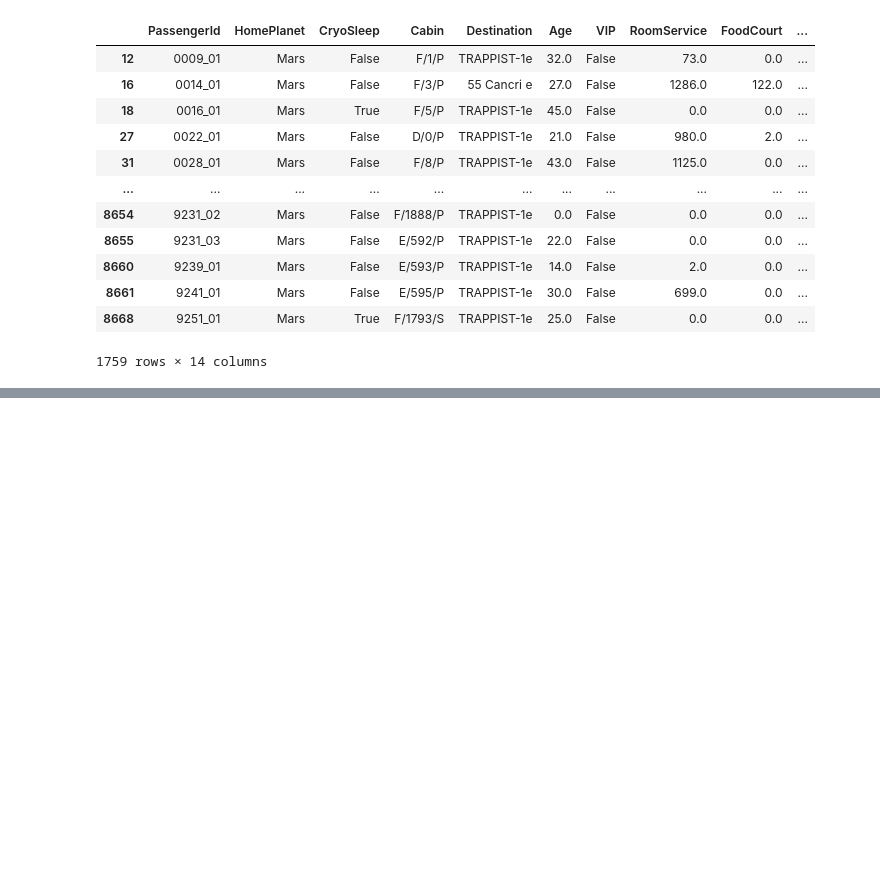
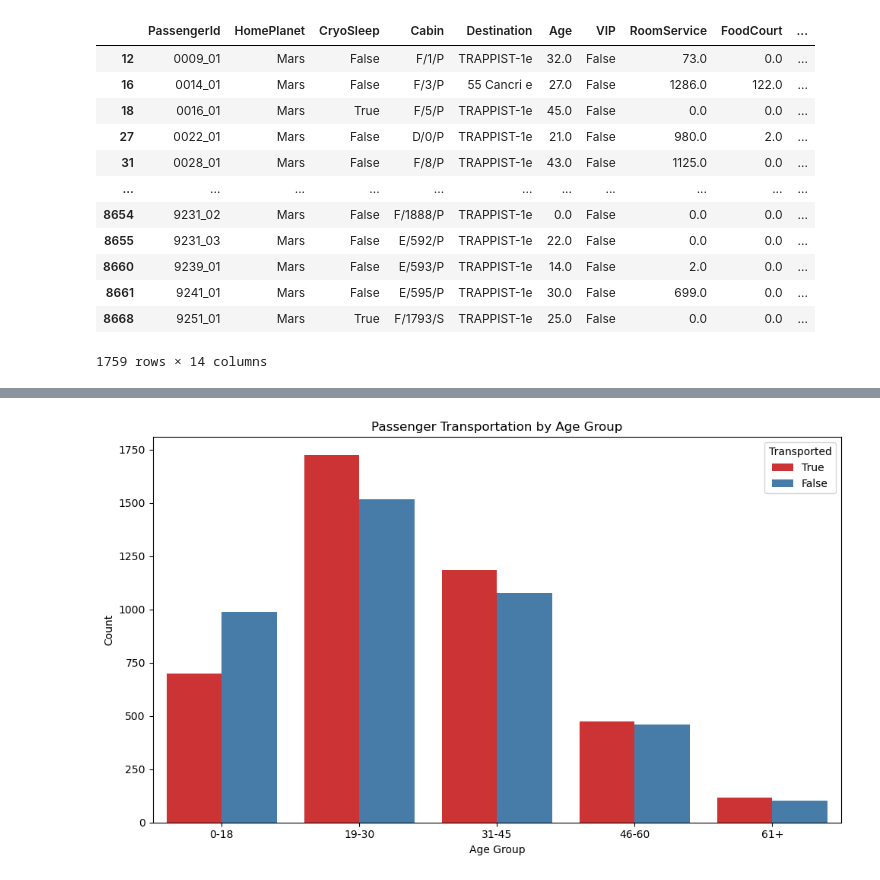
Before and after one commit to Emilly-Njue/Spaceship-Titanic, a Jupyter notebook: spaceship.ipynb, the cells around one changed output, grey strips where cells are left out. Cells and saved outputs as stored; diff of their text form; code cells hidden in the pictures; blank space fills up the shorter version.

```diff
--- a/spaceship.ipynb
+++ b/spaceship.ipynb
@@ -193,0 +204,18 @@ planet_mars
+# %%
+age_bins = [0, 18, 30, 45, 60, 80]
+age_labels = ['0-18', '19-30', '31-45', '46-60', '61+']
+
+# Categorize ages into bins
+train_data['AgeGroup'] = pd.cut(train_data['Age'], bins=age_bins, labels=age_labels)
+
+# Create a countplot to visualize the distribution
+plt.figure(figsize=(10, 6))
+sns.countplot(data=train_data, x='AgeGroup', hue='Transported', palette='Set1', order=age_labels)
+plt.xlabel('Age Group')
+plt.ylabel('Count')
+plt.title('Passenger Transportation by Age Group')
+plt.legend(title='Transported', labels=['True', 'False'])
+plt.tight_layout()
+plt.show()
+# %% [output]
+[figure, added]
```
Also changed, not shown: parts of 3 cells of this notebook.
